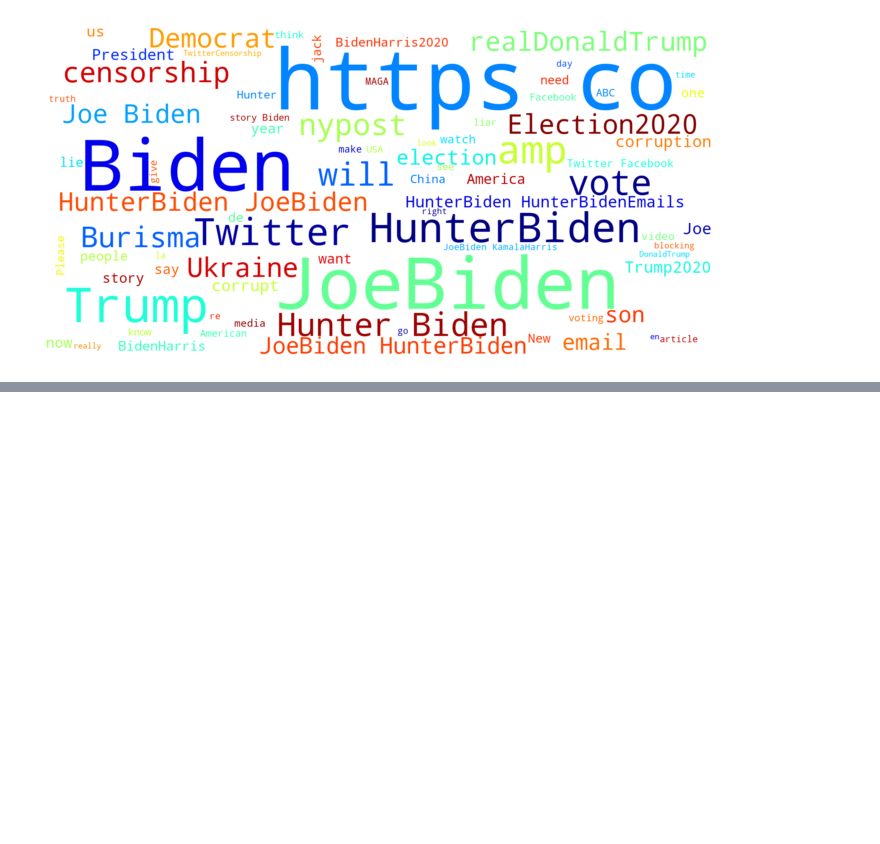
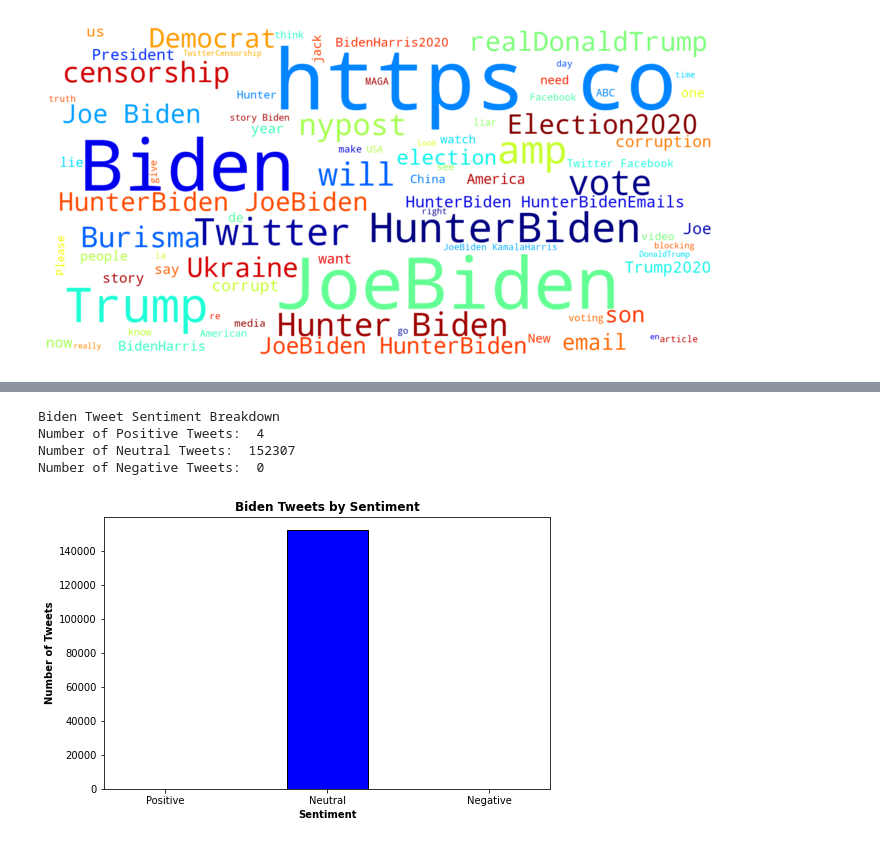
Before and after one commit to sydney-machine-learning/sentimentanalysis-USelections, a Jupyter notebook: training.ipynb, the cells around one changed output, grey strips where cells are left out. Cells and saved outputs as stored; diff of their text form; code cells hidden in the pictures; blank space fills up the shorter version.

```diff
--- a/training.ipynb
+++ b/training.ipynb
@@ -302,0 +460,32 @@ word_cloud(Biden_dataset['tweet'][0:1000])
+# %%
+# Overall sentiment breakdown - Biden
+print("Biden Tweet Sentiment Breakdown")
+
+biden_positive = len(biden_df.loc[biden_df.Sentiment=='positive'])
+biden_neutral = len(biden_df.loc[biden_df.Sentiment=='neutral'])
+biden_negative = len(biden_df.loc[biden_df.Sentiment=='negative'])
+
+print("Number of Positive Tweets: ", biden_positive)
+print("Number of Neutral Tweets: ", biden_neutral)
+print("Number of Negative Tweets: ", biden_negative)
+# %% [output]
+Biden Tweet Sentiment Breakdown
+Number of Positive Tweets:  4
+Number of Neutral Tweets:  152307
+Number of Negative Tweets:  0
+# %%
+# Graphing the number of biden tweets by sentiment
+data_b = {'Positive':biden_positive,'Neutral':biden_neutral,'Negative':biden_negative}
+sentiment_b = list(data_b.keys())
+num_tweets_b = list(data_b.values())
+
+plt.figure(figsize = (8, 5))
+
+plt.bar(sentiment_b, num_tweets_b, color ='blue', width = 0.5, edgecolor='black')
+
+plt.xlabel("Sentiment", fontweight ='bold')
+plt.ylabel("Number of Tweets", fontweight ='bold')
+plt.title("Biden Tweets by Sentiment", fontweight ='bold')
+plt.show()
+# %% [output]
+[figure, added]
```
Also changed, not shown: parts of 20 cells of this notebook.
